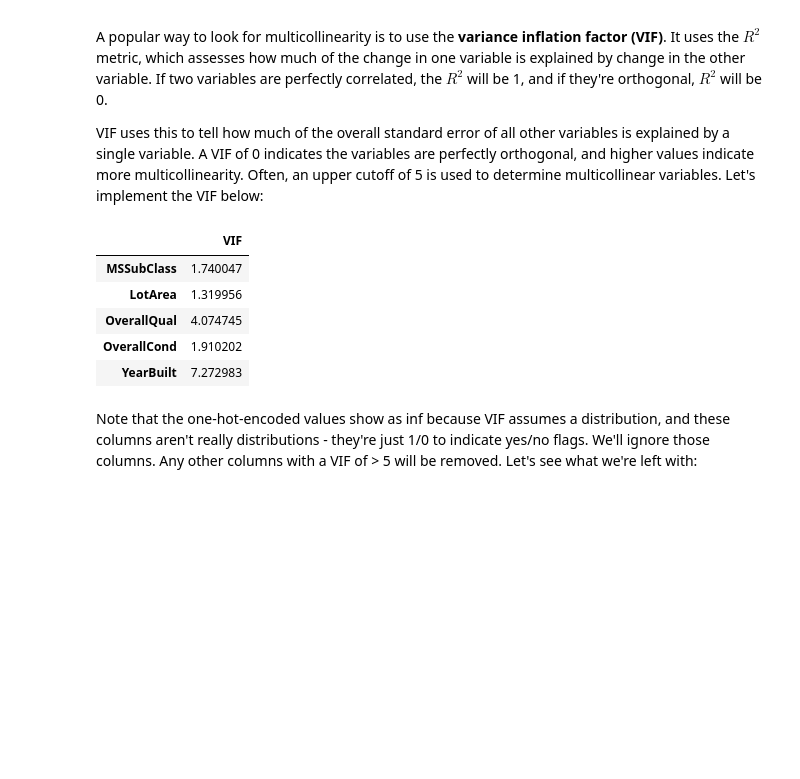
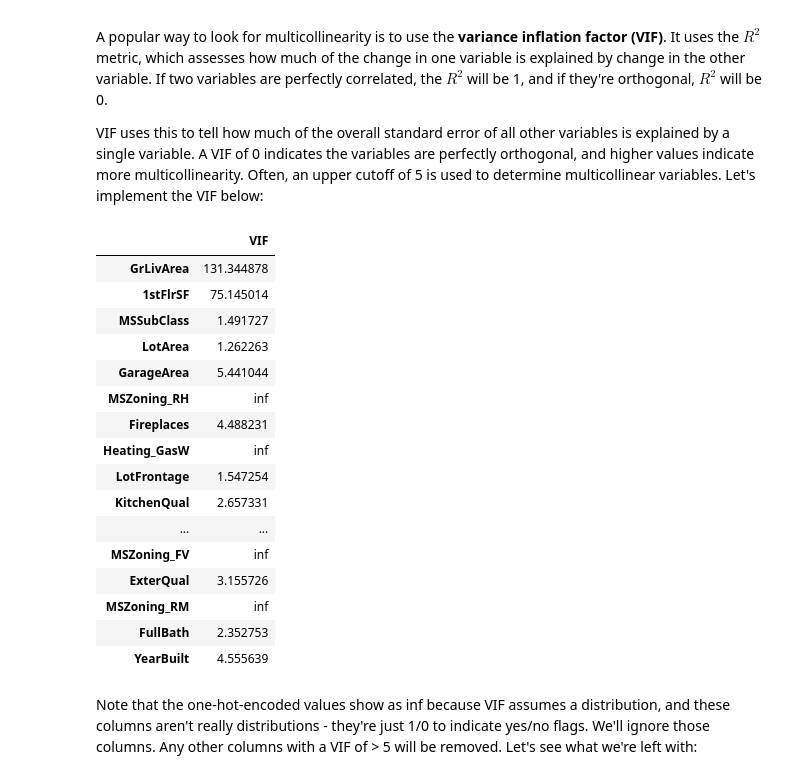
Before and after one commit to AvilashaHaldar/AJH_Kaggle_Housing_Prices_XGBoost, a Jupyter notebook: housing-prices-with-gradient-boosting-trees.ipynb, the cells around one changed output. Saved outputs shown, nothing was run; the diff lists cells and outputs as text; code cells hidden in the pictures; blank space fills up the shorter version.

```diff
--- a/housing-prices-with-gradient-boosting-trees.ipynb
+++ b/housing-prices-with-gradient-boosting-trees.ipynb
@@ -546,4 +522,0 @@ for i in range(5):
-# %%
-drop_cols_numeric = ["Id", "LotFrontage", "ExterCond", "BsmtFinSF2", "LowQualFinSF", "RoofMatl_Encoded", "MiscVal", "PoolQC", "PoolArea"]
-train_df = train_df.drop(columns=drop_cols_numeric)
-train_df.head()
@@ -571,2 +531,21 @@ In some cases, it may make more sense to fill with the mode (e.g. if all the val
 # %%
-train_df.loc[train_df["GarageYrBlt"].isna(), "GarageYrBlt"] = np.floor(train_df["GarageYrBlt"].mean()).astype(int)
+train_df.loc[train_df["LotFrontage"].isna(), "LotFrontage"] = train_df["LotFrontage"].median()
+train_df.loc[train_df["GarageYrBlt"].isna(), "GarageYrBlt"] = train_df["GarageYrBlt"].median()
+# %%
+def make_mi_scores(train_df: pd.DataFrame, label_column: str) -> pd.Series:
+    """
+    This function calculates the mutual information scores between the features (must be numerical!) and the label column.
+    param train_df: The training data including the label column
+    param label_column: The column we're predicting. Must be numerical to use mutual_info_regression
+    return mi_scores: A series with features as indices indicating the mutual information between the feature and the label column
+    """
+    X = train_df.drop(columns=[label_column])
+
+    mi_scores = mutual_info_regression(X, train_df[label_column])
+    mi_scores = pd.Series(mi_scores, name="MI Scores", index=X.columns)
+    mi_scores = mi_scores.sort_values(ascending=False)
+
+    return mi_scores
+
+mi_scores = make_mi_scores(train_df, "SalePrice")
+mi_scores
@@ -573,3 +572,6 @@ train_df.loc[train_df["GarageYrBlt"].isna(), "GarageYrBlt"] = np.floor(train_df[
+# %%
+feature_utility_columns_to_keep = list(set(mi_scores[mi_scores > 0.15].index.tolist() + encoding_Heating + encoding_MSZoning))
+train_df = train_df[feature_utility_columns_to_keep + ["SalePrice"]]
 # %% [markdown]
 # **Checking for Multicollinearity**
 
@@ -587,24 +589,35 @@ VIF uses this to tell how much of the overall standard error of all other variab
 # %%
 from statsmodels.stats.outliers_influence import variance_inflation_factor
 
 # Remove the label
-true_train_df = train_df.drop(columns=["SalePrice"]).astype(float)
+true_train_df = train_df.drop(columns=["SalePrice"]).astype(float).copy()
 
 # VIF dataframe
 vif_data = pd.DataFrame(index=true_train_df.columns, columns=["VIF"])
 
 # calculating VIF for each feature
 for i in range(len(true_train_df.columns)):
     vif_data.loc[true_train_df.columns[i], "VIF"] = variance_inflation_factor(true_train_df.values, i)
 
-vif_data.head()
+vif_data
 # %% [output]
 |  | VIF |
-| MSSubClass | 1.740047 |
-| LotArea | 1.319956 |
-| OverallQual | 4.074745 |
-| OverallCond | 1.910202 |
-| YearBuilt | 7.272983 |
+| GrLivArea | 131.344878 |
+| 1stFlrSF | 75.145014 |
+| MSSubClass | 1.491727 |
+| LotArea | 1.262263 |
+| GarageArea | 5.441044 |
+| MSZoning_RH | inf |
+| Fireplaces | 4.488231 |
+| Heating_GasW | inf |
+| LotFrontage | 1.547254 |
+| KitchenQual | 2.657331 |
+| ... | ... |
+| MSZoning_FV | inf |
+| ExterQual | 3.155726 |
+| MSZoning_RM | inf |
+| FullBath | 2.352753 |
+| YearBuilt | 4.555639 |
 # %% [markdown]
 Note that the one-hot-encoded values show as inf because VIF assumes a distribution, and these columns aren't really distributions - they're just 1/0 to indicate yes/no flags. We'll ignore those columns. Any other columns with a VIF of > 5 will be removed. Let's see what we're left with:
 # %%
```
Also changed, not shown: parts of 23 cells of this notebook.
